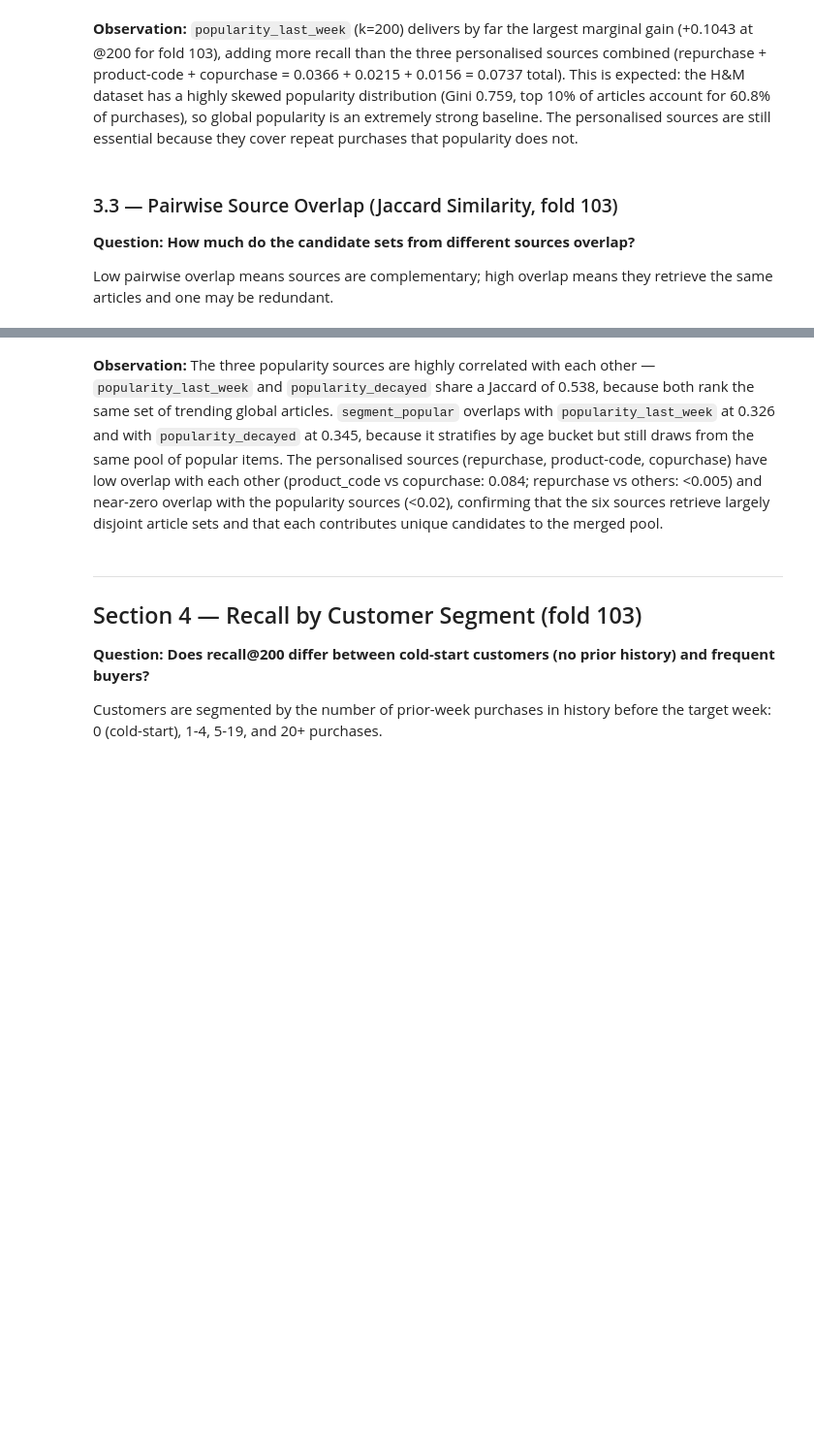
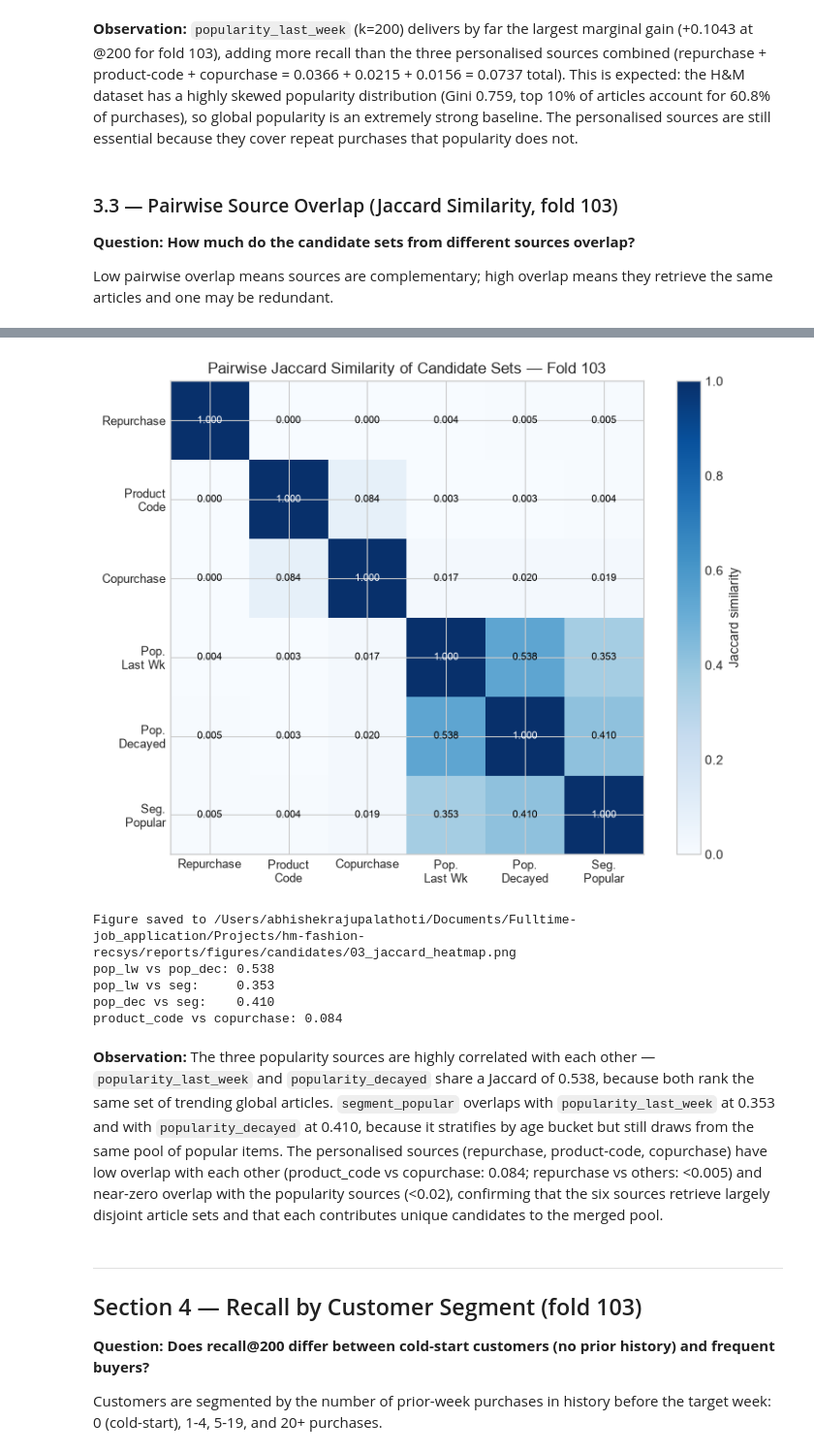
Before and after one commit to Coding-Samurai110602/hm-fashion-recsys, a Jupyter notebook: notebooks/02_candidates.ipynb, the cells around one changed output, grey strips where cells are left out. Shown at 97% size. Cells and saved outputs as stored; diff of their text form; code cells hidden in the pictures; blank space fills up the shorter version.

```diff
--- a/notebooks/02_candidates.ipynb
+++ b/notebooks/02_candidates.ipynb
@@ -478,5 +416,69 @@ Figure saved to /Users/abhishekrajupalathoti/Documents/Fulltime-job_application/
+# %%
+# Pairwise Jaccard similarity between candidate sets for fold 103.
+# Values computed by run_candidates.py at per-source k limits, stored in fold_103_results.json.
+# Personalised sources (repurchase, product_code, copurchase) have naturally low
+# overlap with each other and with popularity because they are customer-specific.
+# The three popularity sources share many of the same trending articles.
+
+source_labels = [
+    'repurchase', 'product_code', 'copurchase',
+    'popularity_last_week', 'popularity_decayed', 'segment_popular'
+]
+short_labels = [
+    'Repurchase', 'Product\nCode', 'Copurchase',
+    'Pop.\nLast Wk', 'Pop.\nDecayed', 'Seg.\nPopular'
+]
+
+# Build matrix from fold_103_results.json — single source of truth.
+jaccard_data = fold_results[103]['jaccard']
+jaccard_lookup = {(d['source_a'], d['source_b']): d['jaccard'] for d in jaccard_data}
+jaccard_matrix = np.zeros((6, 6))
+for i in range(6):
+    for j in range(6):
+        if i == j:
+            jaccard_matrix[i, j] = 1.0
+        elif (source_labels[i], source_labels[j]) in jaccard_lookup:
+            jaccard_matrix[i, j] = jaccard_lookup[(source_labels[i], source_labels[j])]
+        elif (source_labels[j], source_labels[i]) in jaccard_lookup:
+            jaccard_matrix[i, j] = jaccard_lookup[(source_labels[j], source_labels[i])]
+
+fig, ax = plt.subplots(figsize=(8, 6))
+im = ax.imshow(jaccard_matrix, cmap='Blues', vmin=0, vmax=1)
+ax.set_xticks(range(6))
+ax.set_yticks(range(6))
+ax.set_xticklabels(short_labels, fontsize=9)
+ax.set_yticklabels(short_labels, fontsize=9)
+plt.colorbar(im, ax=ax, label='Jaccard similarity')
+for i in range(6):
+    for j in range(6):
+        ax.text(j, i, f'{jaccard_matrix[i, j]:.3f}',
+                ha='center', va='center',
+                fontsize=8,
+                color='white' if jaccard_matrix[i, j] > 0.6 else 'black')
+ax.set_title('Pairwise Jaccard Similarity of Candidate Sets — Fold 103', fontsize=12)
+fig.tight_layout()
+fig.savefig(FIGURES_DIR / '03_jaccard_heatmap.png', dpi=150)
+plt.show()
+print(f"Figure saved to {FIGURES_DIR / '03_jaccard_heatmap.png'}")
+
+# Report key Jaccard pairs
+plw_pdec = jaccard_lookup.get(('popularity_last_week', 'popularity_decayed'), 0)
+plw_seg  = jaccard_lookup.get(('popularity_last_week', 'segment_popular'), 0)
+pdec_seg = jaccard_lookup.get(('popularity_decayed', 'segment_popular'), 0)
+pc_cop   = jaccard_lookup.get(('product_code', 'copurchase'), 0)
+print(f"pop_lw vs pop_dec: {plw_pdec:.3f}")
+print(f"pop_lw vs seg:     {plw_seg:.3f}")
+print(f"pop_dec vs seg:    {pdec_seg:.3f}")
+print(f"product_code vs copurchase: {pc_cop:.3f}")
+# %% [output]
+[figure, added]
+Figure saved to /Users/abhishekrajupalathoti/Documents/Fulltime-job_application/Projects/hm-fashion-recsys/reports/figures/candidates/03_jaccard_heatmap.png
+pop_lw vs pop_dec: 0.538
+pop_lw vs seg:     0.353
+pop_dec vs seg:    0.410
+product_code vs copurchase: 0.084
 # %% [markdown]
-**Observation:** The three popularity sources are highly correlated with each other — `popularity_last_week` and `popularity_decayed` share a Jaccard of 0.538, because both rank the same set of trending global articles. `segment_popular` overlaps with `popularity_last_week` at 0.326 and with `popularity_decayed` at 0.345, because it stratifies by age bucket but still draws from the same pool of popular items. The personalised sources (repurchase, product-code, copurchase) have low overlap with each other (product_code vs copurchase: 0.084; repurchase vs others: <0.005) and near-zero overlap with the popularity sources (<0.02), confirming that the six sources retrieve largely disjoint article sets and that each contributes unique candidates to the merged pool.
+**Observation:** The three popularity sources are highly correlated with each other — `popularity_last_week` and `popularity_decayed` share a Jaccard of 0.538, because both rank the same set of trending global articles. `segment_popular` overlaps with `popularity_last_week` at 0.353 and with `popularity_decayed` at 0.410, because it stratifies by age bucket but still draws from the same pool of popular items. The personalised sources (repurchase, product-code, copurchase) have low overlap with each other (product_code vs copurchase: 0.084; repurchase vs others: <0.005) and near-zero overlap with the popularity sources (<0.02), confirming that the six sources retrieve largely disjoint article sets and that each contributes unique candidates to the merged pool.
 # %% [markdown]
 ---
 ## Section 4 — Recall by Customer Segment (fold 103)
```
Also changed, not shown: parts of 4 cells of this notebook, 38 other files.
